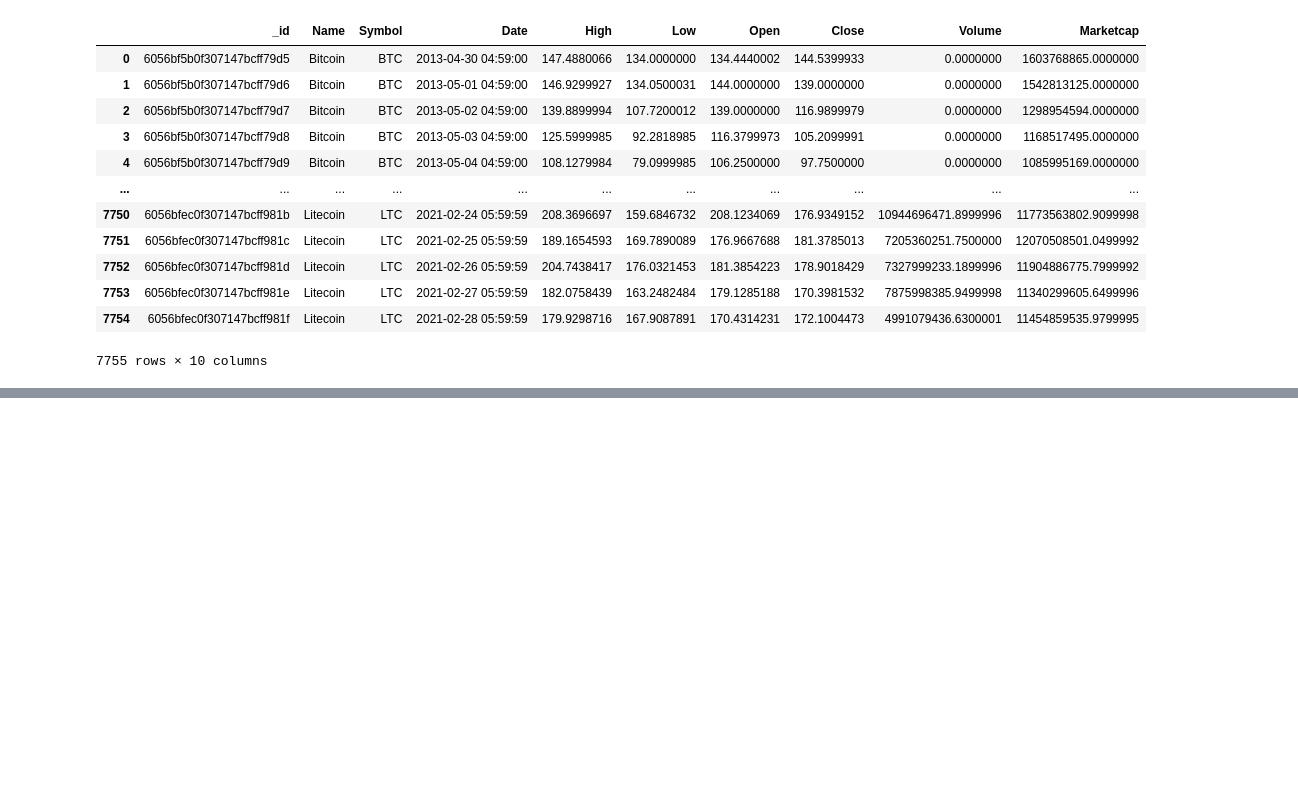
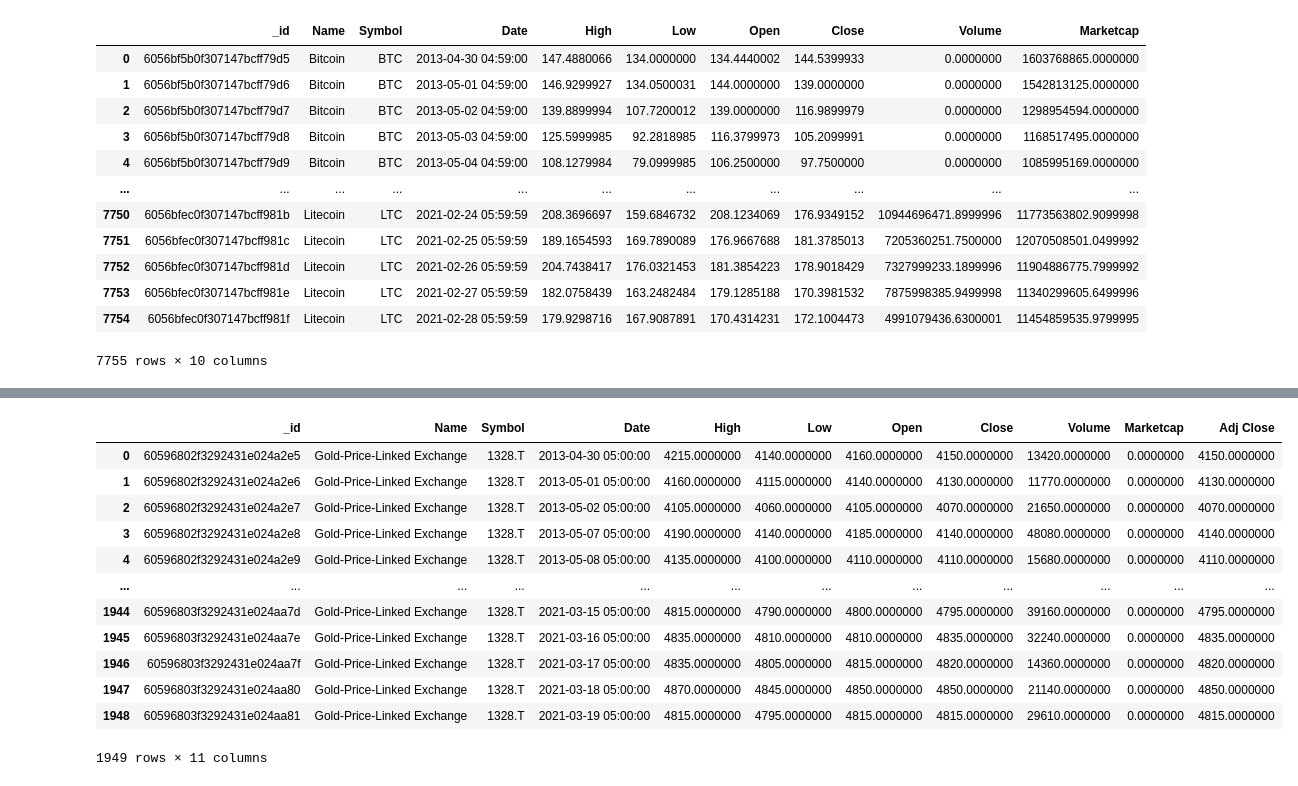
Before and after one commit to ykrasnikov/Crypto_vs_Market, a Jupyter notebook: flask_connect.ipynb, the cells around one changed output, grey strips where cells are left out. Cells and saved outputs as stored; diff of their text form; code cells hidden in the pictures; blank space fills up the shorter version.

```diff
--- a/flask_connect.ipynb
+++ b/flask_connect.ipynb
@@ -41,0 +67,21 @@ df
+# %%
+# Display Gold items in MongoDB collection as a pandas dataframe
+listings = db.Gold.find()
+
+df2 = pd.DataFrame(list(db.Gold.find()))
+
+df2
+# %% [output]
+|  | _id | Name | Symbol | Date | High | Low | Open | Close | Volume | Marketcap | Adj Close |
+| 0 | 60596802f3292431e024a2e5 | Gold-Price-Linked Exchange | 1328.T | 2013-04-30 05:00:00 | 4215.0000000 | 4140.0000000 | 4160.0000000 | 4150.0000000 | 13420.0000000 | 0.0000000 | 4150.0000000 |
+| 1 | 60596802f3292431e024a2e6 | Gold-Price-Linked Exchange | 1328.T | 2013-05-01 05:00:00 | 4160.0000000 | 4115.0000000 | 4140.0000000 | 4130.0000000 | 11770.0000000 | 0.0000000 | 4130.0000000 |
+| 2 | 60596802f3292431e024a2e7 | Gold-Price-Linked Exchange | 1328.T | 2013-05-02 05:00:00 | 4105.0000000 | 4060.0000000 | 4105.0000000 | 4070.0000000 | 21650.0000000 | 0.0000000 | 4070.0000000 |
+| 3 | 60596802f3292431e024a2e8 | Gold-Price-Linked Exchange | 1328.T | 2013-05-07 05:00:00 | 4190.0000000 | 4140.0000000 | 4185.0000000 | 4140.0000000 | 48080.0000000 | 0.0000000 | 4140.0000000 |
+| 4 | 60596802f3292431e024a2e9 | Gold-Price-Linked Exchange | 1328.T | 2013-05-08 05:00:00 | 4135.0000000 | 4100.0000000 | 4110.0000000 | 4110.0000000 | 15680.0000000 | 0.0000000 | 4110.0000000 |
+| ... | ... | ... | ... | ... | ... | ... | ... | ... | ... | ... | ... |
+| 1944 | 60596803f3292431e024aa7d | Gold-Price-Linked Exchange | 1328.T | 2021-03-15 05:00:00 | 4815.0000000 | 4790.0000000 | 4800.0000000 | 4795.0000000 | 39160.0000000 | 0.0000000 | 4795.0000000 |
+| 1945 | 60596803f3292431e024aa7e | Gold-Price-Linked Exchange | 1328.T | 2021-03-16 05:00:00 | 4835.0000000 | 4810.0000000 | 4810.0000000 | 4835.0000000 | 32240.0000000 | 0.0000000 | 4835.0000000 |
+| 1946 | 60596803f3292431e024aa7f | Gold-Price-Linked Exchange | 1328.T | 2021-03-17 05:00:00 | 4835.0000000 | 4805.0000000 | 4815.0000000 | 4820.0000000 | 14360.0000000 | 0.0000000 | 4820.0000000 |
+| 1947 | 60596803f3292431e024aa80 | Gold-Price-Linked Exchange | 1328.T | 2021-03-18 05:00:00 | 4870.0000000 | 4845.0000000 | 4850.0000000 | 4850.0000000 | 21140.0000000 | 0.0000000 | 4850.0000000 |
+| 1948 | 60596803f3292431e024aa81 | Gold-Price-Linked Exchange | 1328.T | 2021-03-19 05:00:00 | 4815.0000000 | 4795.0000000 | 4815.0000000 | 4815.0000000 | 29610.0000000 | 0.0000000 | 4815.0000000 |
+1949 rows × 11 columns
```
Also changed, not shown: parts of 5 cells of this notebook.
